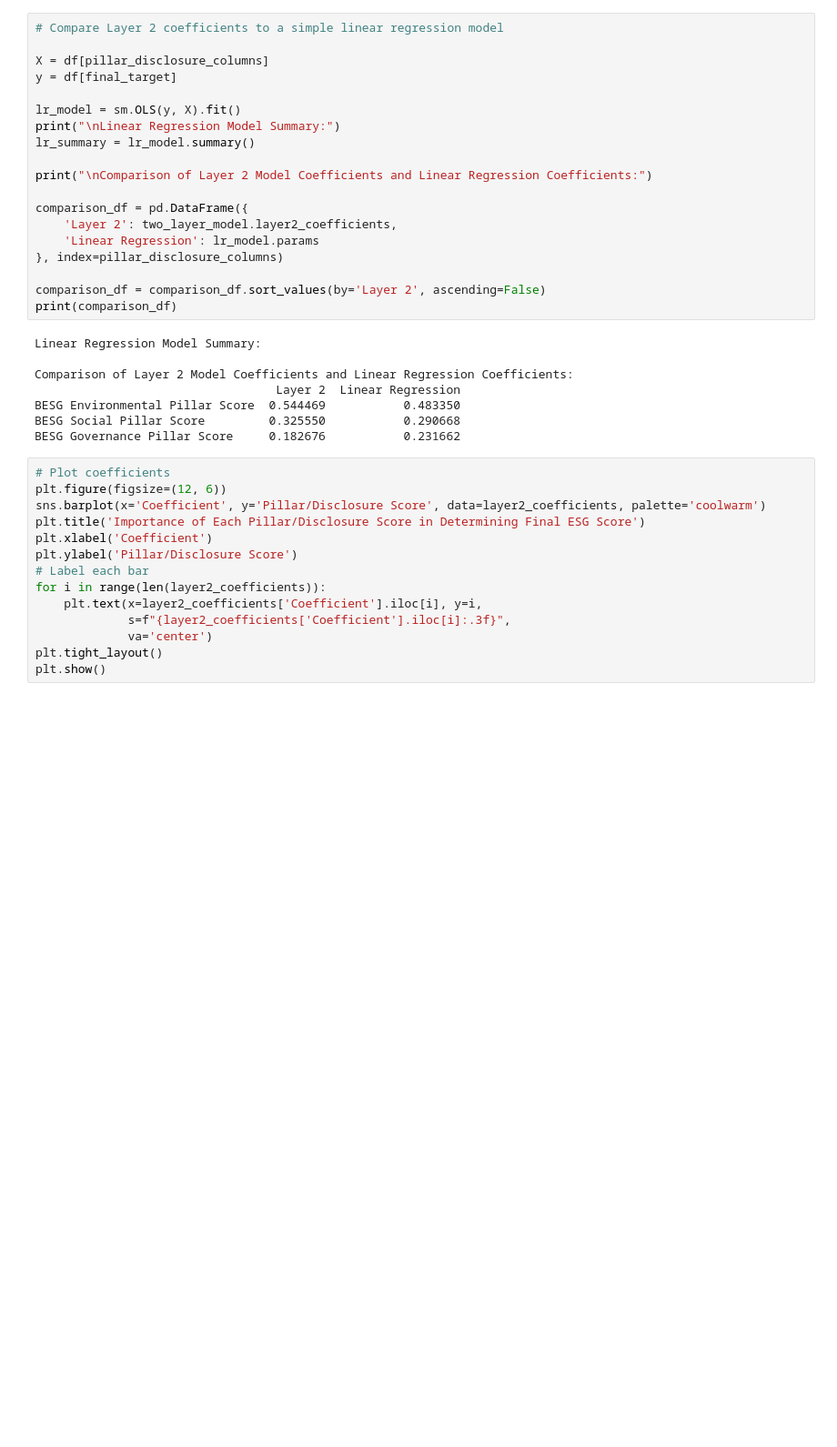
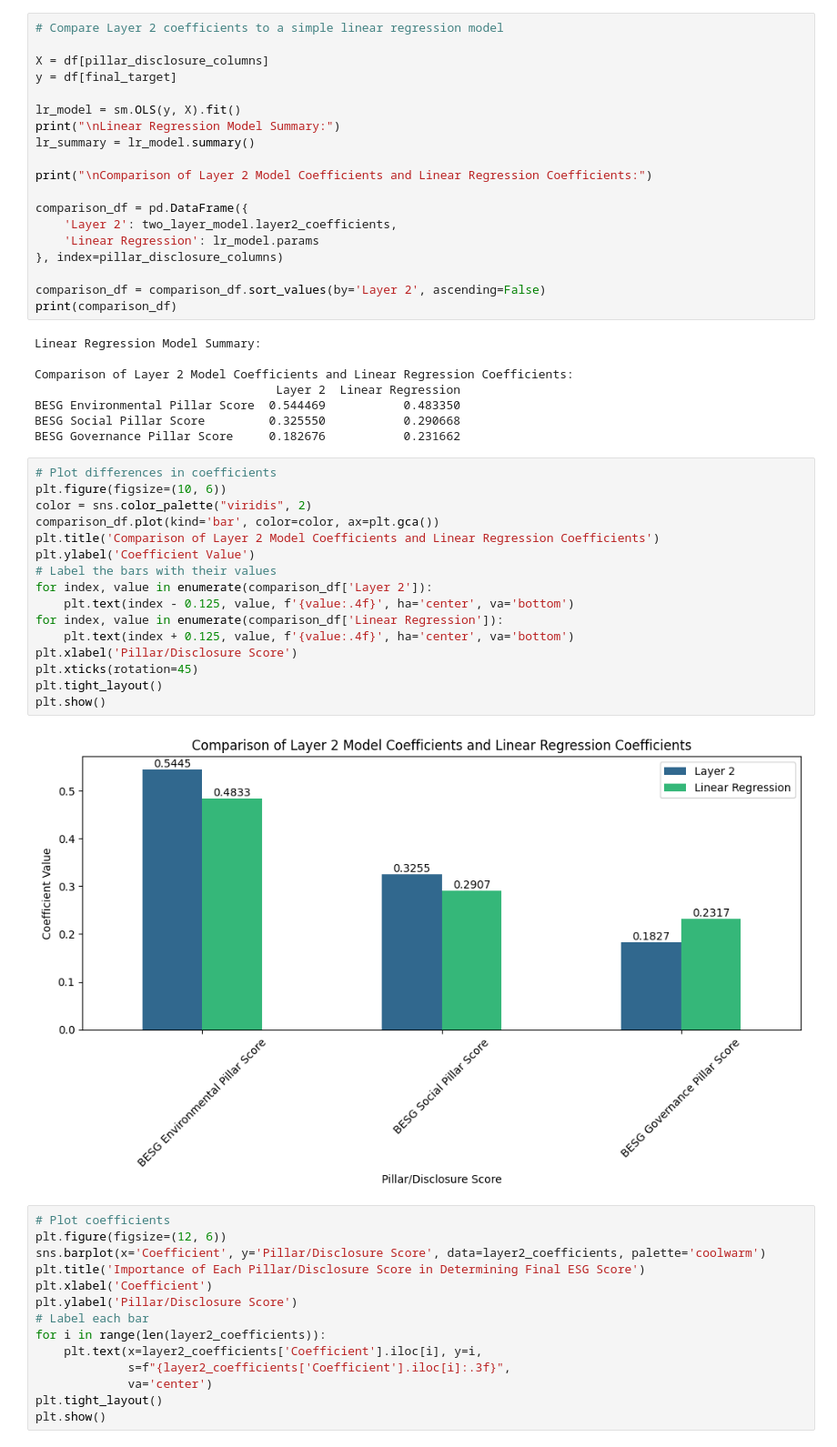
Before and after one commit to XYinfg/esg_analytics, a Jupyter notebook: TwoLayerModel/TwoLayerModel.ipynb, the cells around one changed output. Shown at 91% size. Cells and saved outputs as stored; diff of their text form; blank space fills up the shorter version.

```diff
--- a/TwoLayerModel/TwoLayerModel.ipynb
+++ b/TwoLayerModel/TwoLayerModel.ipynb
@@ -422,6 +441,24 @@ Comparison of Layer 2 Model Coefficients and Linear Regression Coefficients:
 BESG Environmental Pillar Score  0.544469           0.483350
 BESG Social Pillar Score         0.325550           0.290668
 BESG Governance Pillar Score     0.182676           0.231662
+# %%
+# Plot differences in coefficients
+plt.figure(figsize=(10, 6))
+color = sns.color_palette("viridis", 2)
+comparison_df.plot(kind='bar', color=color, ax=plt.gca())
+plt.title('Comparison of Layer 2 Model Coefficients and Linear Regression Coefficients')
+plt.ylabel('Coefficient Value')
+# Label the bars with their values
+for index, value in enumerate(comparison_df['Layer 2']):
+    plt.text(index - 0.125, value, f'{value:.4f}', ha='center', va='bottom')
+for index, value in enumerate(comparison_df['Linear Regression']):
+    plt.text(index + 0.125, value, f'{value:.4f}', ha='center', va='bottom')
+plt.xlabel('Pillar/Disclosure Score')
+plt.xticks(rotation=45)
+plt.tight_layout()
+plt.show()
+# %% [output]
+[figure, added]
 # %%
 # Plot coefficients
 plt.figure(figsize=(12, 6))
```
Also changed, not shown: parts of 7 cells of this notebook.
